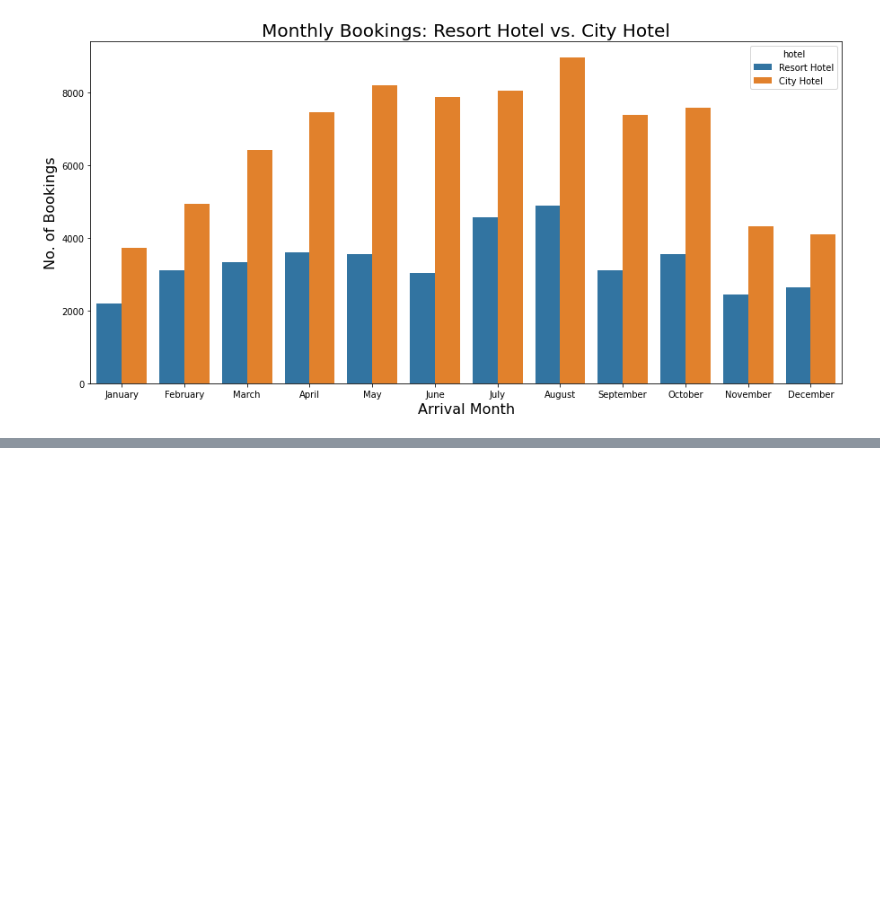
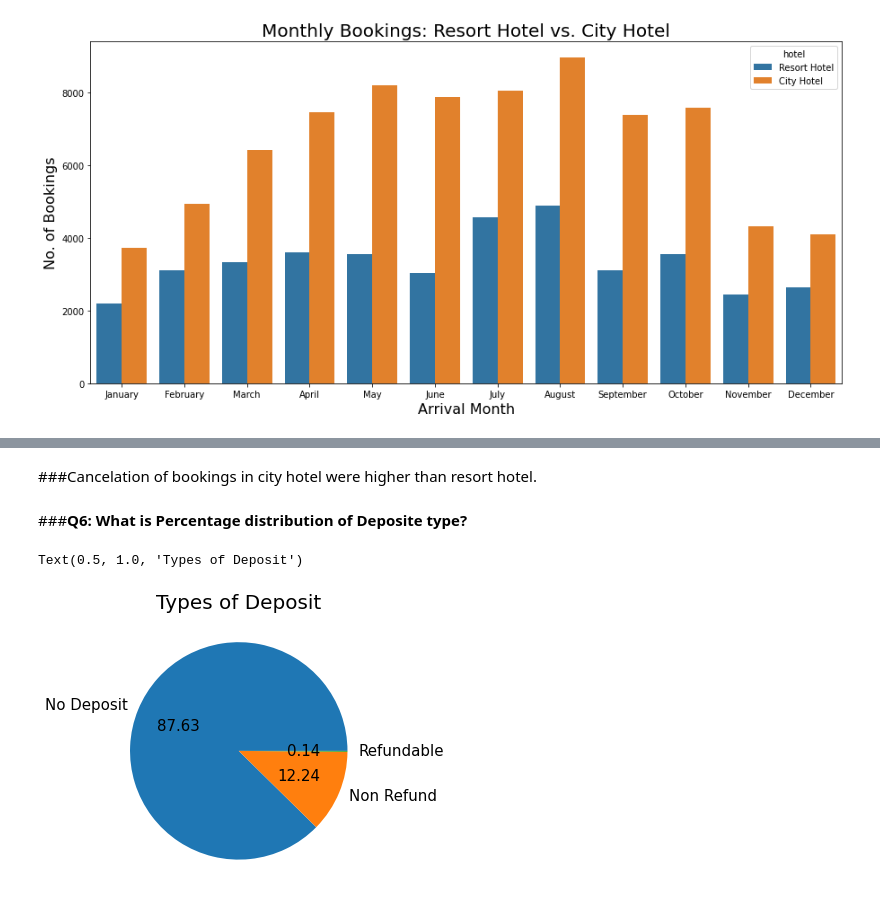
Before and after one commit to YashwantRaul/EDA-of-Hotel-booking, a Jupyter notebook: Hotel_Booking_Analysis_Capstone_Project.ipynb, the cells around one changed output, grey strips where cells are left out. Cells and saved outputs as stored; diff of their text form; code cells hidden in the pictures; blank space fills up the shorter version.

```diff
--- a/Hotel_Booking_Analysis_Capstone_Project.ipynb
+++ b/Hotel_Booking_Analysis_Capstone_Project.ipynb
@@ -214,0 +237,13 @@ The month of August saw the highest number of hotel bookings for both type of ho
+# %% [markdown]
+###Cancelation of bookings in city hotel were higher than resort hotel.
+# %% [markdown]
+###**Q6: What is Percentage distribution of Deposite type?**
+# %%
+#deposit_type
+round(df_new['deposit_type'].value_counts(normalize=True) * 100, 2)
+df_new.groupby('deposit_type').size().plot(kind='pie', fontsize=15, autopct='%.2f',  figsize=(5, 5))
+plt.ylabel('' , fontsize=16)
+plt.title('Types of Deposit', fontsize=20)
+# %% [output]
+Text(0.5, 1.0, 'Types of Deposit')
+[figure, added]
```
Also changed, not shown: parts of 11 cells of this notebook.
